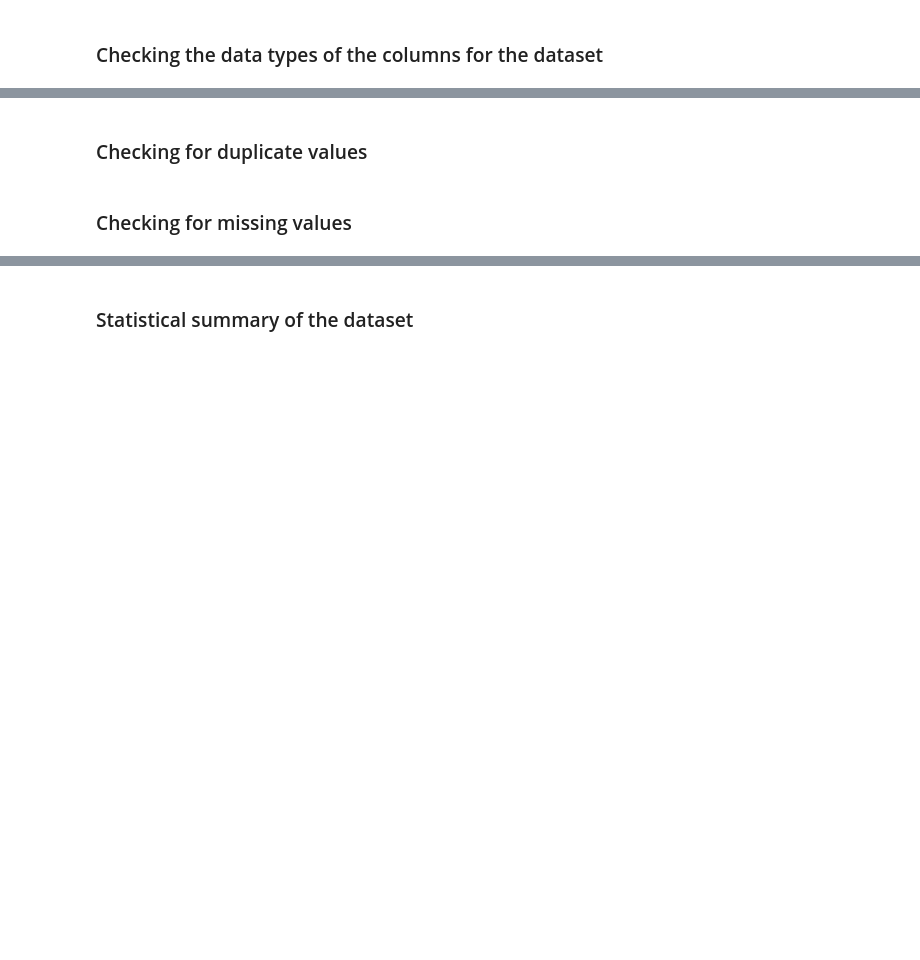
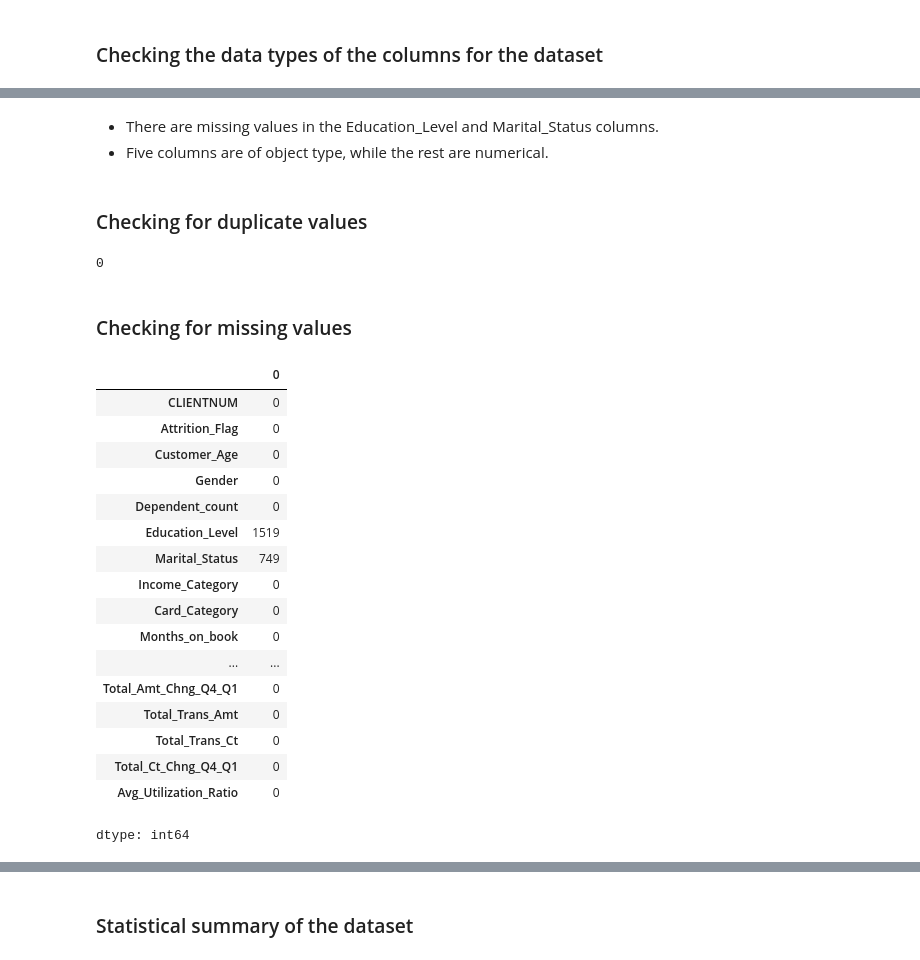
Before and after one commit to aimlalchemists/credit-card-users-churn-prediction, a Jupyter notebook: Credit_Card_Users_Churn_Prediction.ipynb, the cells around one changed output, grey strips where cells are left out. Cells and saved outputs as stored; diff of their text form; code cells hidden in the pictures; blank space fills up the shorter version.

```diff
--- a/Credit_Card_Users_Churn_Prediction.ipynb
+++ b/Credit_Card_Users_Churn_Prediction.ipynb
@@ -191,10 +227,34 @@ data.info()
+# %% [markdown]
+- There are missing values in the Education_Level and Marital_Status columns.
+- Five columns are of object type, while the rest are numerical.
 # %% [markdown]
 ### Checking for duplicate values
 # %%
 # let's check for duplicate values in the data
-data.'_______' ##  Complete the code to check duplicate entries in the data
+data.duplicated().sum()
+# %% [output]
+0
 # %% [markdown]
 ### Checking for missing values
 # %%
 # let's check for missing values in the data
-data.'_______' ##  Complete the code to check missing entries in the train data
+data.isnull().sum()
+# %% [output]
+|  | 0 |
+| CLIENTNUM | 0 |
+| Attrition_Flag | 0 |
+| Customer_Age | 0 |
+| Gender | 0 |
+| Dependent_count | 0 |
+| Education_Level | 1519 |
+| Marital_Status | 749 |
+| Income_Category | 0 |
+| Card_Category | 0 |
+| Months_on_book | 0 |
+| ... | ... |
+| Total_Amt_Chng_Q4_Q1 | 0 |
+| Total_Trans_Amt | 0 |
+| Total_Trans_Ct | 0 |
+| Total_Ct_Chng_Q4_Q1 | 0 |
+| Avg_Utilization_Ratio | 0 |
+dtype: int64
```
Also changed, not shown: parts of 9 cells of this notebook.
